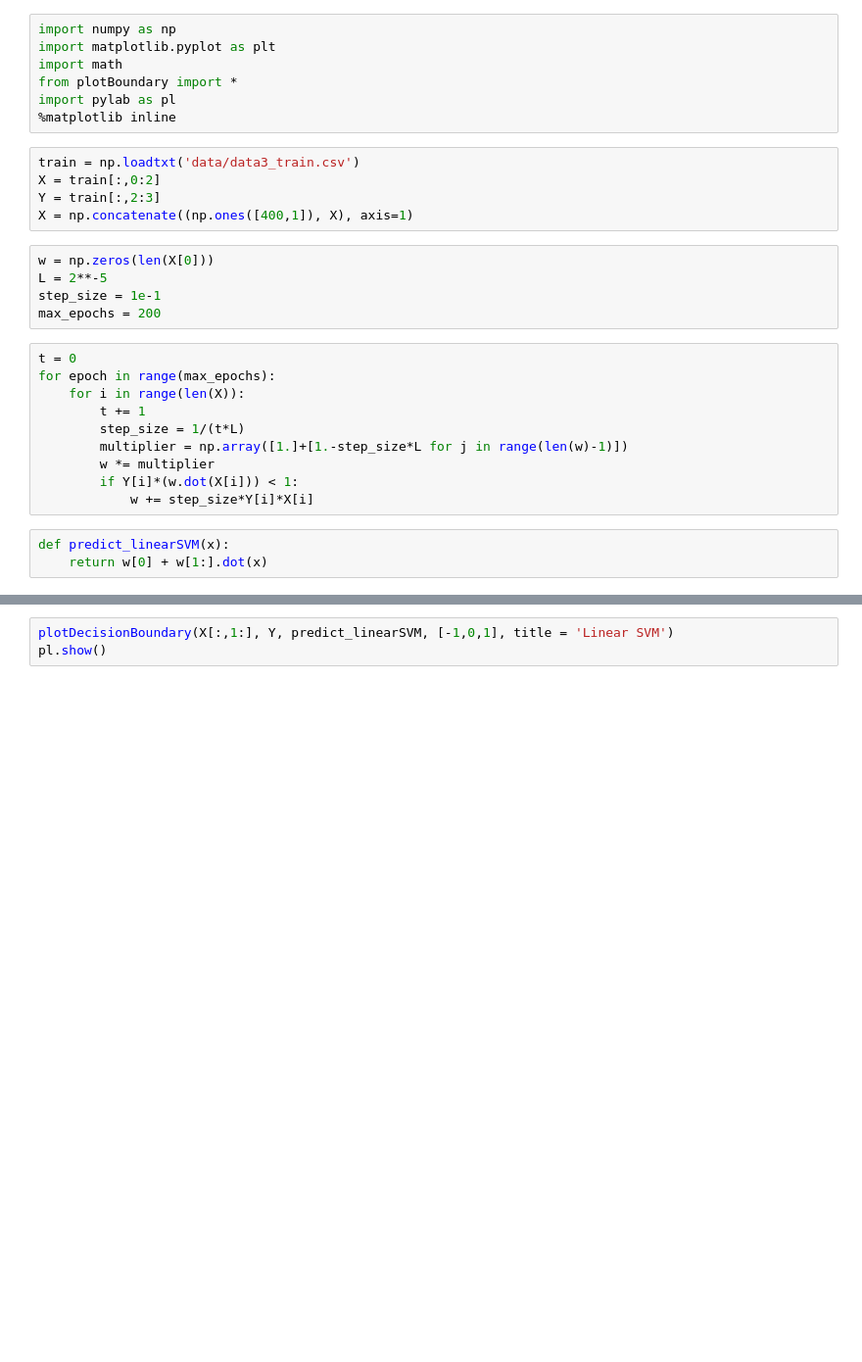
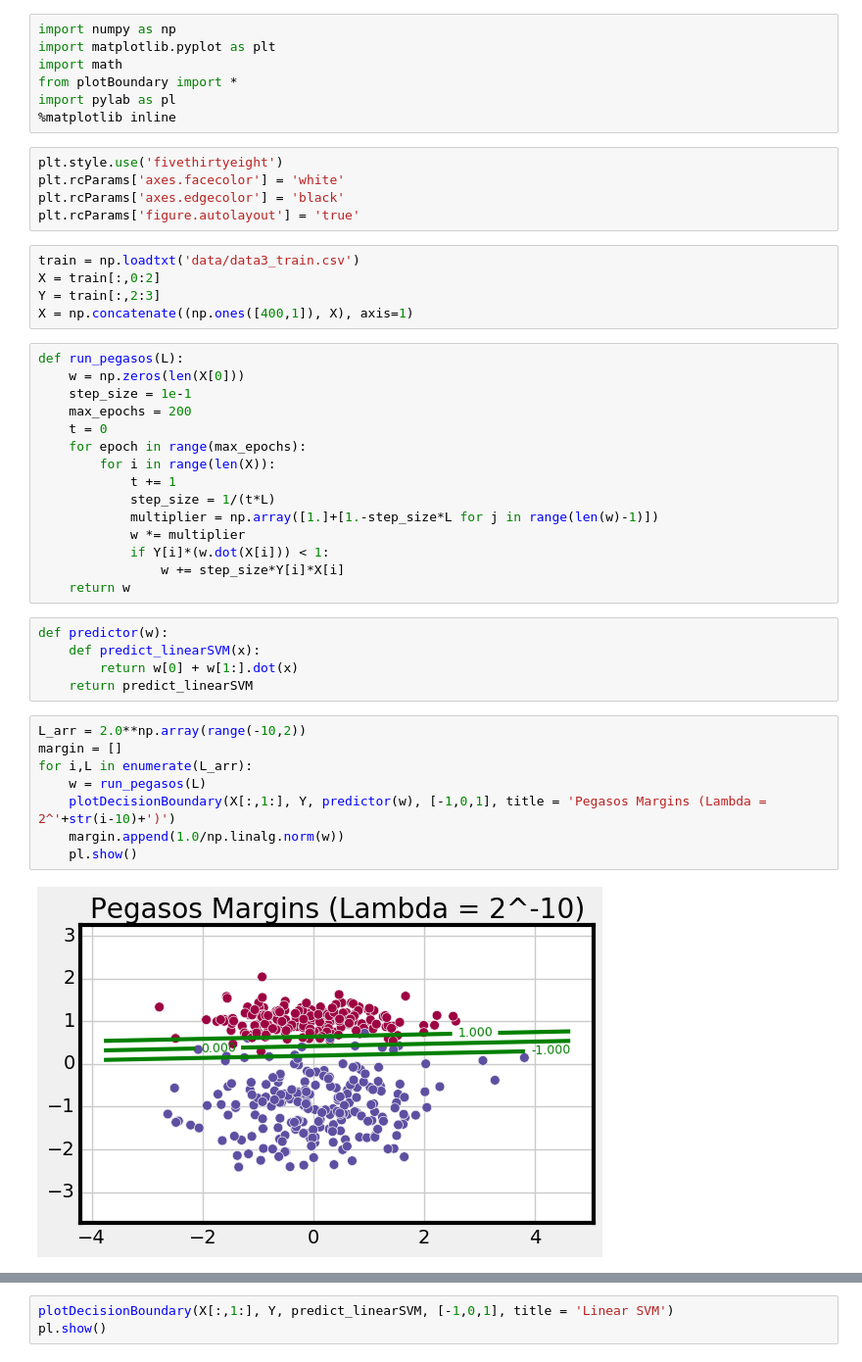
Before and after one commit to amartyashankha/6.867-HW-2016, a Jupyter notebook: HW2/pegasos_linear.ipynb, the cells around one changed output, grey strips where cells are left out. Shown at 98% size. Drawn from its saved outputs; the diff is of its cells as text; blank space fills up the shorter version.

```diff
--- a/HW2/pegasos_linear.ipynb
+++ b/HW2/pegasos_linear.ipynb
@@ -5,26 +5,43 @@ import math
 from plotBoundary import *
 import pylab as pl
 %matplotlib inline
+# %%
+plt.style.use('fivethirtyeight')
+plt.rcParams['axes.facecolor'] = 'white'
+plt.rcParams['axes.edgecolor'] = 'black'
+plt.rcParams['figure.autolayout'] = 'true'
 # %%
 train = np.loadtxt('data/data3_train.csv')
 X = train[:,0:2]
 Y = train[:,2:3]
 X = np.concatenate((np.ones([400,1]), X), axis=1)
-# %%
-w = np.zeros(len(X[0]))
-L = 2**-5
-step_size = 1e-1
-max_epochs = 200
 # %%
-t = 0
-for epoch in range(max_epochs):
-    for i in range(len(X)):
-        t += 1
-        step_size = 1/(t*L)
-        multiplier = np.array([1.]+[1.-step_size*L for j in range(len(w)-1)])
-        w *= multiplier
-        if Y[i]*(w.dot(X[i])) < 1:
-            w += step_size*Y[i]*X[i]
+def run_pegasos(L):
+    w = np.zeros(len(X[0]))
+    step_size = 1e-1
+    max_epochs = 200
+    t = 0
+    for epoch in range(max_epochs):
+        for i in range(len(X)):
+            t += 1
+            step_size = 1/(t*L)
+            multiplier = np.array([1.]+[1.-step_size*L for j in range(len(w)-1)])
+            w *= multiplier
+            if Y[i]*(w.dot(X[i])) < 1:
+                w += step_size*Y[i]*X[i]
+    return w
 # %%
-def predict_linearSVM(x):
-    return w[0] + w[1:].dot(x)
+def predictor(w):
+    def predict_linearSVM(x):
+        return w[0] + w[1:].dot(x)
+    return predict_linearSVM
+# %%
+L_arr = 2.0**np.array(range(-10,2))
+margin = []
+for i,L in enumerate(L_arr):
+    w = run_pegasos(L)
+    plotDecisionBoundary(X[:,1:], Y, predictor(w), [-1,0,1], title = 'Pegasos Margins (Lambda = 2^'+str(i-10)+')')
+    margin.append(1.0/np.linalg.norm(w))
+    pl.show()
+# %% [output]
+[figure, added]
```
Also changed, not shown: parts of 3 cells of this notebook, 23 other files.
